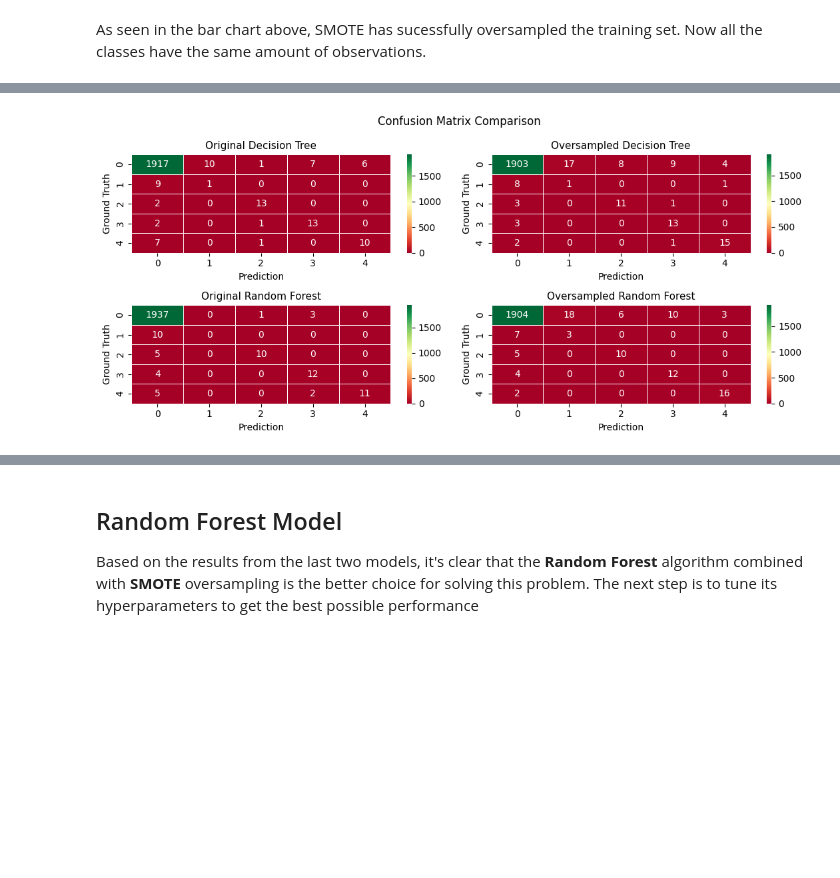
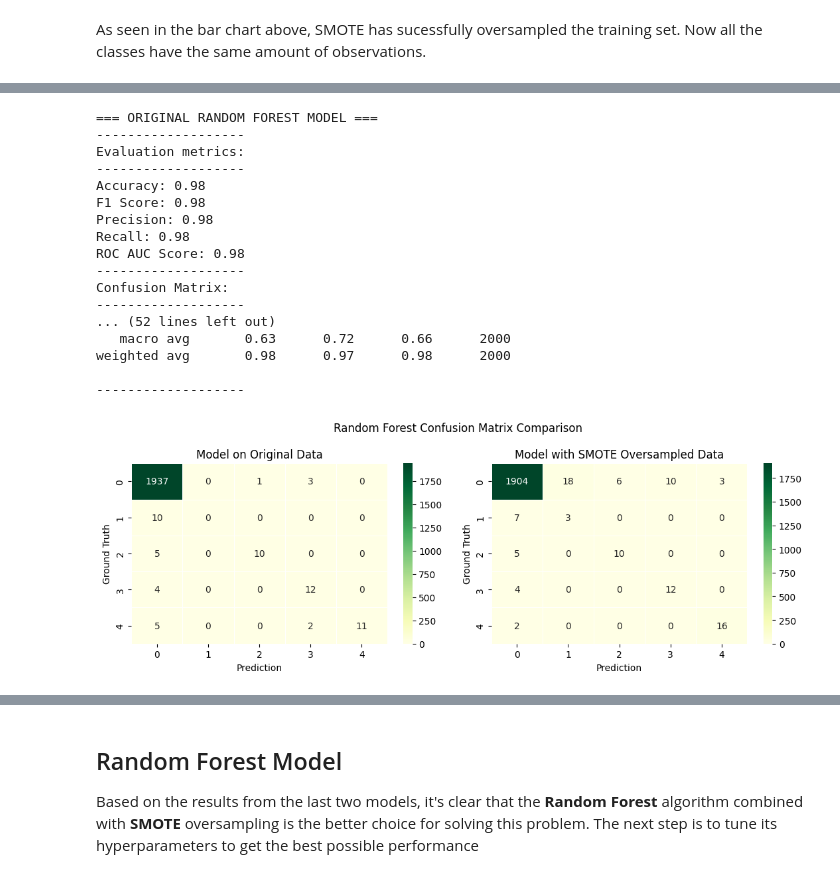
Before and after one commit to herrerovir/Predictive-maintenance-industrial-machinery, a Jupyter notebook: notebooks/Predictive-maintenance-of-industrial-machinery.ipynb, the cells around one changed output, grey strips where cells are left out. Drawn from its saved outputs; the diff is of its cells as text; code cells hidden in the pictures; blank space fills up the shorter version.

```diff
--- a/notebooks/Predictive-maintenance-of-industrial-machinery.ipynb
+++ b/notebooks/Predictive-maintenance-of-industrial-machinery.ipynb
@@ -1110,24 +871,31 @@ Although the original model has higher overall accuracy, the oversampled model i
-# %%
-# Plot Confusion Matrices
-fig, ax = plt.subplots(2, 2, figsize = (11, 5))
-sns.heatmap(conf_matrix_dt, ax=ax[0, 0], linewidths=0.5, annot=True, cmap="RdYlGn", fmt="d")
-ax[0, 0].set_title("Original Decision Tree", size = 11)
-
-sns.heatmap(conf_matrix_dt_smote, ax=ax[0, 1], linewidths=0.5, annot=True, cmap="RdYlGn", fmt="d")
-ax[0, 1].set_title("Oversampled Decision Tree", size = 11)
-
-sns.heatmap(conf_matrix_rf, ax=ax[1, 0], linewidths=0.5, annot=True, cmap="RdYlGn", fmt="d")
-ax[1, 0].set_title("Original Random Forest", size = 11)
-
-sns.heatmap(conf_matrix_rf_smote, ax=ax[1, 1], linewidths=0.5, annot=True, cmap="RdYlGn", fmt="d")
-ax[1, 1].set_title("Oversampled Random Forest", size = 11)
-
-for i in range(2):
-    for j in range(2):
-        index = i * 2 + j
-        ax[i, j].set_xlabel("Prediction")
-        ax[i, j].set_ylabel("Ground Truth")
-plt.suptitle("Confusion Matrix Comparison", size = 12)
-plt.tight_layout()
-# %% [output]
-[figure, removed]
+# %%
+# Train and evaluate both models
+# Original model
+rf_model = RandomForestClassifier(random_state=42)
+cm_rf_original = evaluate_model(rf_model, X_train, y_train, X_test, y_test, label = "Original Random Forest Model")
+
+# SMOTE model
+rf_smote_model = RandomForestClassifier(random_state=42)
+cm_rf_smote = evaluate_model(rf_smote_model, X_oversampled, y_oversampled, X_test, y_test, label = "SMOTE Oversampled Random Forest Model")
+
+# Plot confusion matrix comparison
+plot_confusion_matrix_comparison(cm_rf_original, cm_rf_smote, labels = class_labels, suptitle = "Random Forest Confusion Matrix Comparison")
+# %% [output]
+=== ORIGINAL RANDOM FOREST MODEL ===
+-------------------
+Evaluation metrics:
+-------------------
+Accuracy: 0.98
+F1 Score: 0.98
+Precision: 0.98
+Recall: 0.98
+ROC AUC Score: 0.98
+-------------------
+Confusion Matrix:
+-------------------
+... (52 lines left out)
+   macro avg       0.63      0.72      0.66      2000
+weighted avg       0.98      0.97      0.98      2000
+
+-------------------
+[figure, added]
```
Also changed, not shown: parts of 79 cells of this notebook.
